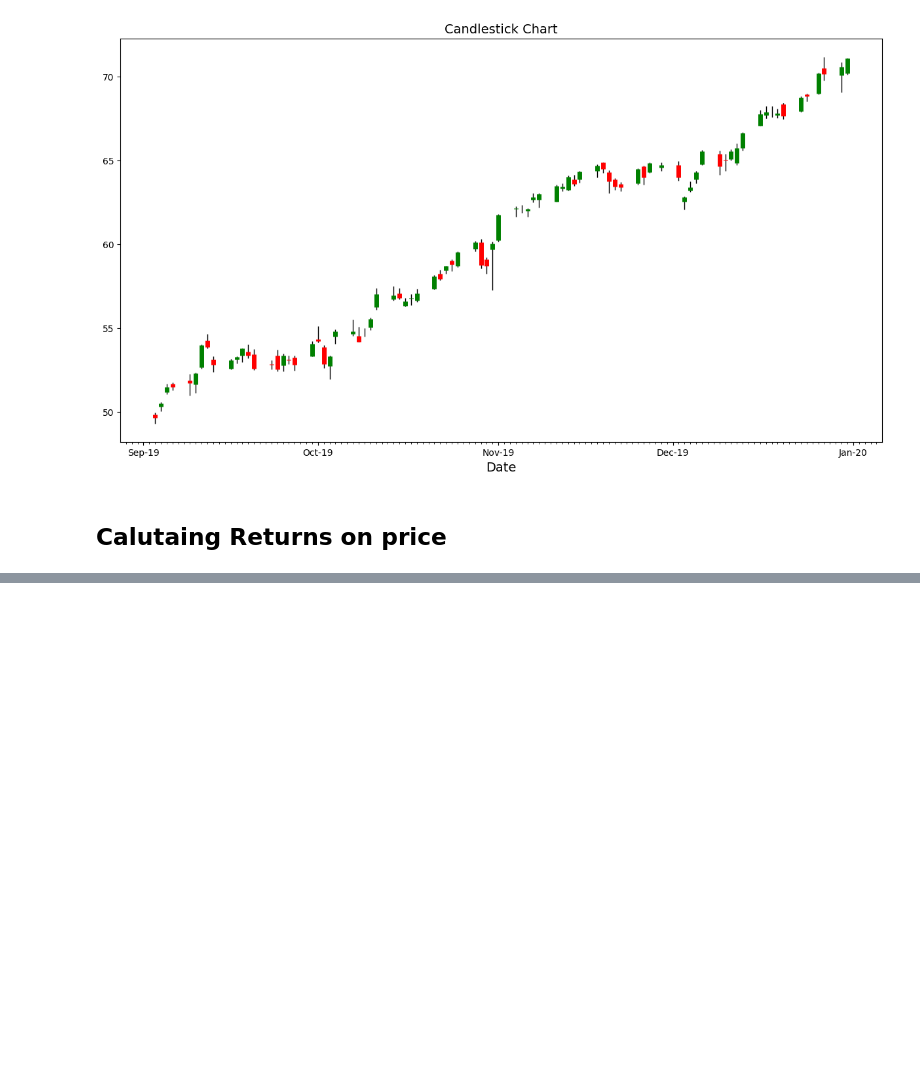
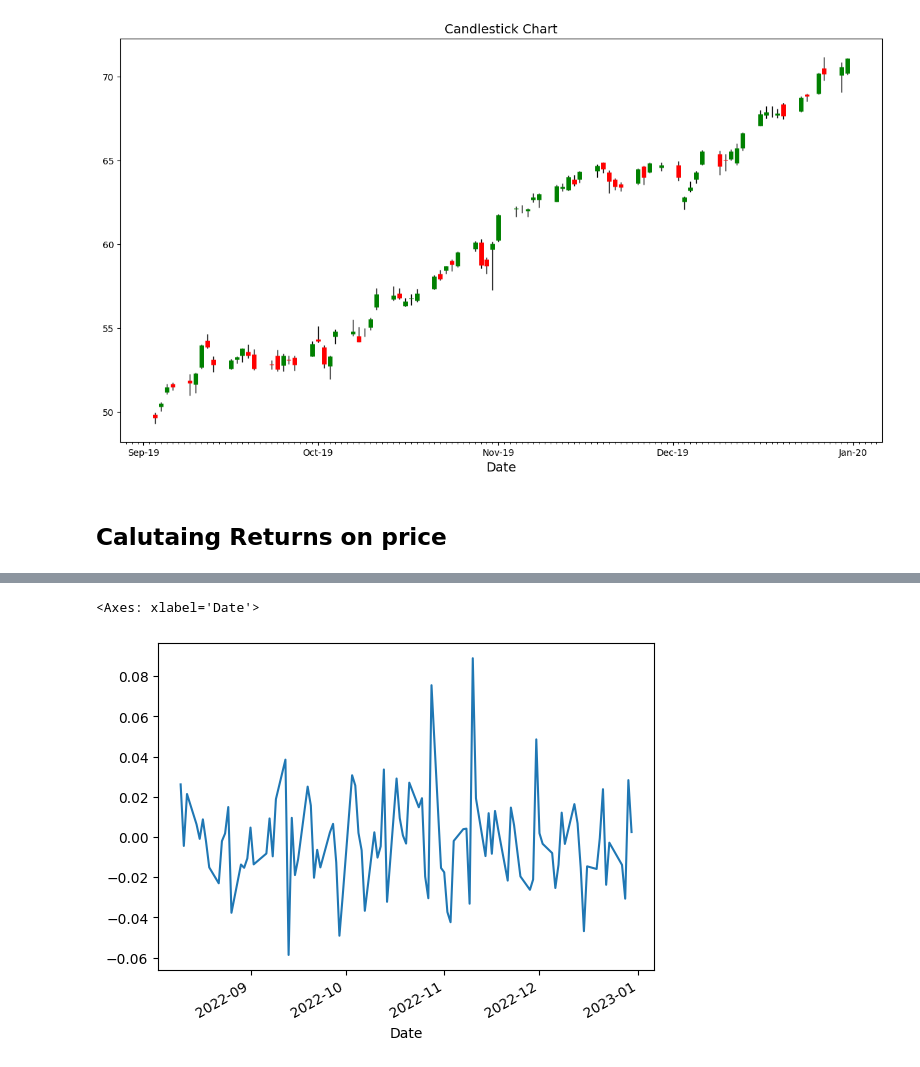
Before and after one commit to bharatsaini1/python-for-finance, a Jupyter notebook: data_analysis.ipynb, the cells around one changed output, grey strips where cells are left out. Cells and saved outputs as stored; diff of their text form; code cells hidden in the pictures; blank space fills up the shorter version.

```diff
--- a/data_analysis.ipynb
+++ b/data_analysis.ipynb
@@ -197,0 +218,8 @@ df.pct_change()
+# %%
+# Understanding ploting in Pandas is hude lever
+# Bar Plot Retuns
+
+df.pct_change().Close.iloc[-100:].plot()
+# %% [output]
+<Axes: xlabel='Date'>
+[figure, added]
```
Also changed, not shown: parts of 26 cells of this notebook.
